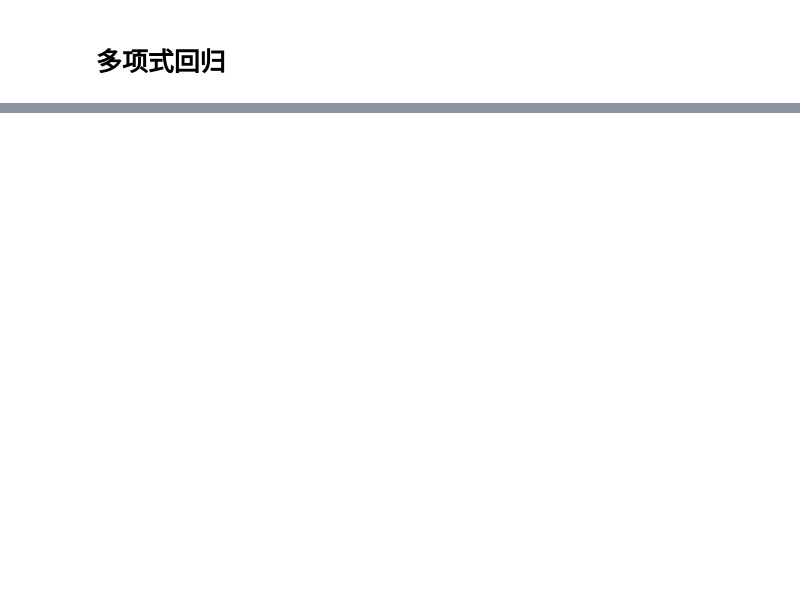
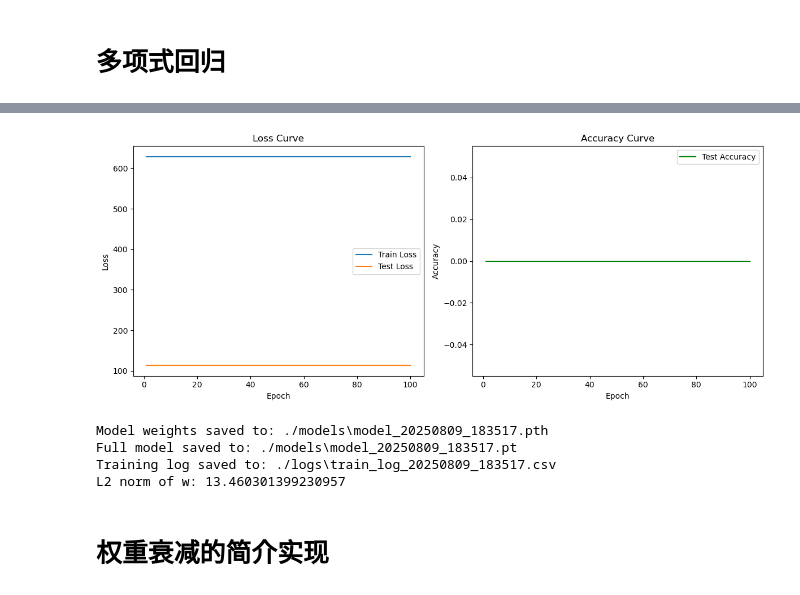
Before and after one commit to Ashside/Deep-Learning-Logs, a Jupyter notebook: Chap4_PolyReg.ipynb, the cells around one changed output, grey strips where cells are left out. Cells and saved outputs as stored; diff of their text form; code cells hidden in the pictures; blank space fills up the shorter version.

```diff
--- a/Chap4_PolyReg.ipynb
+++ b/Chap4_PolyReg.ipynb
@@ -187,0 +150,3 @@ weights: [ 4.9364295   1.4133451  -2.9628053   2.4321725   0.29196796 -0.1309297
+# %%
+train(3)
+# %% [output]
@@ -187,0 +170,7 @@ weights: [ 4.9364295   1.4133451  -2.9628053   2.4321725   0.29196796 -0.1309297
+[figure, added]
+Model weights saved to: ./models\model_20250809_183517.pth
+Full model saved to: ./models\model_20250809_183517.pt
+Training log saved to: ./logs\train_log_20250809_183517.csv
+L2 norm of w: 13.460301399230957
+# %% [markdown]
+# 权重衰减的简介实现
```
Also changed, not shown: parts of 17 cells of this notebook, 1 other file.
